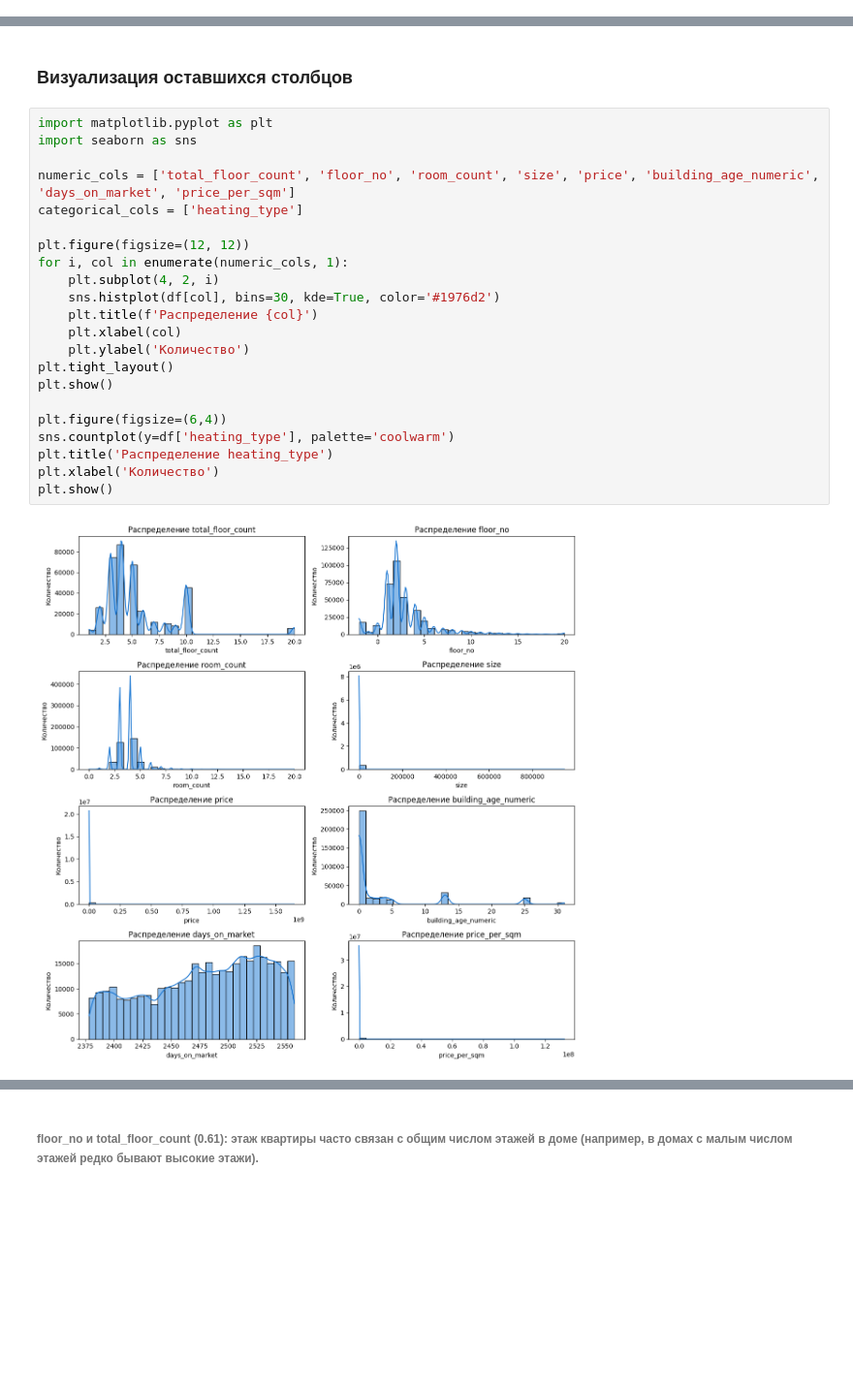
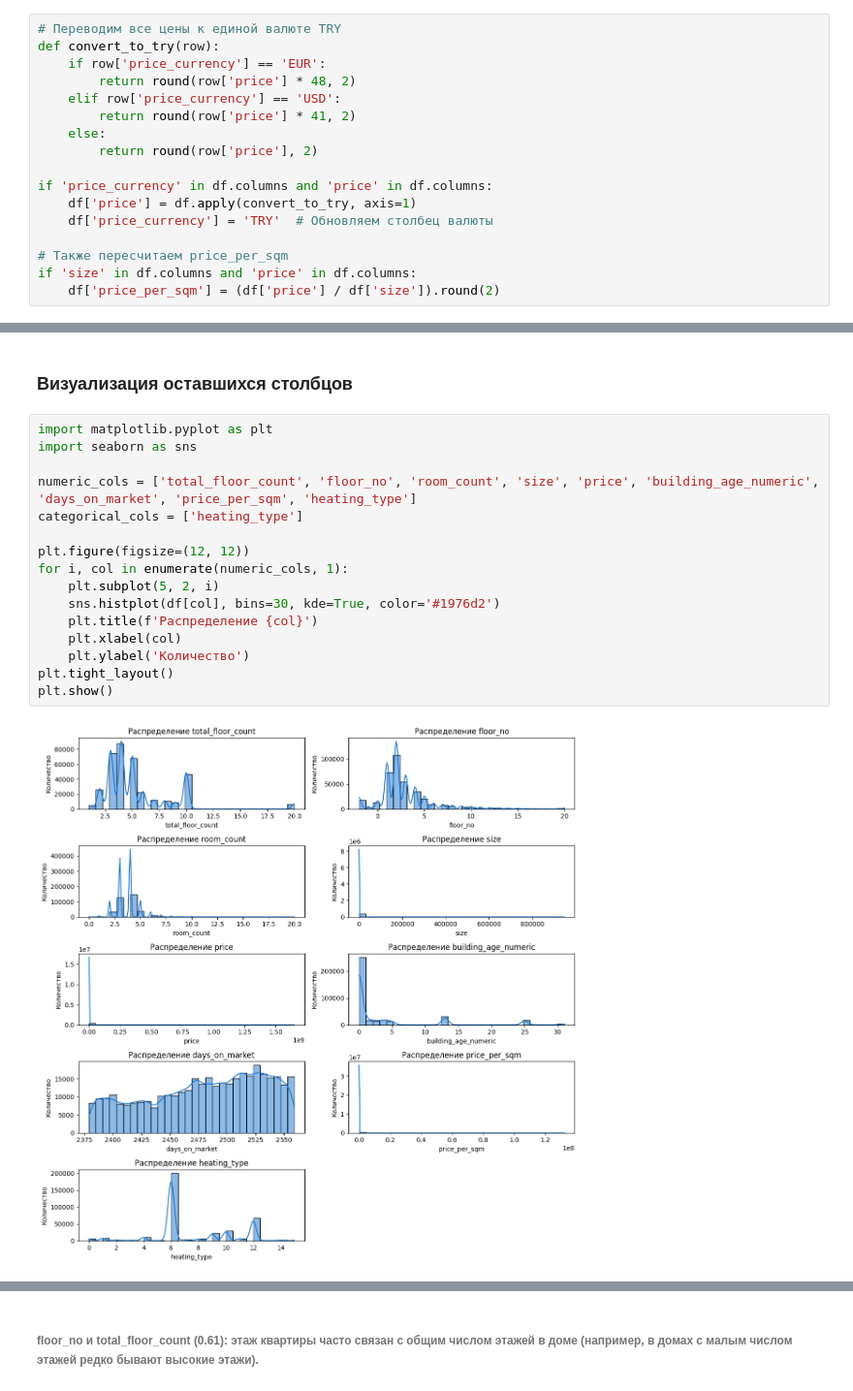
Before and after one commit to mewkfeli/MachineLearning_TeamWork, a Jupyter notebook: Командный.ipynb, the cells around one changed output, grey strips where cells are left out. Shown at 97% size. Saved outputs shown, nothing was run; the diff lists cells and outputs as text; blank space fills up the shorter version.

```diff
--- a/Командный.ipynb
+++ b/Командный.ipynb
@@ -380,5 +381,22 @@ room_count                   0
 max      1.650000e+09
 Name: price, dtype: float64
+# %%
+# Переводим все цены к единой валюте TRY
+def convert_to_try(row):
+    if row['price_currency'] == 'EUR':
+        return round(row['price'] * 48, 2)
+    elif row['price_currency'] == 'USD':
+        return round(row['price'] * 41, 2)
+    else:
+        return round(row['price'], 2)
+
+if 'price_currency' in df.columns and 'price' in df.columns:
+    df['price'] = df.apply(convert_to_try, axis=1)
+    df['price_currency'] = 'TRY'  # Обновляем столбец валюты
+
+# Также пересчитаем price_per_sqm
+if 'size' in df.columns and 'price' in df.columns:
+    df['price_per_sqm'] = (df['price'] / df['size']).round(2)
 # %%
 # Визуализация распределения цен с ограничением
 plt.figure(figsize=(8,5))
@@ -436,24 +500,18 @@ ___
 # %%
 import matplotlib.pyplot as plt
 import seaborn as sns
 
-numeric_cols = ['total_floor_count', 'floor_no', 'room_count', 'size', 'price', 'building_age_numeric', 'days_on_market', 'price_per_sqm']
+numeric_cols = ['total_floor_count', 'floor_no', 'room_count', 'size', 'price', 'building_age_numeric', 'days_on_market', 'price_per_sqm', 'heating_type']
 categorical_cols = ['heating_type']
 
 plt.figure(figsize=(12, 12))
 for i, col in enumerate(numeric_cols, 1):
-    plt.subplot(4, 2, i)
+    plt.subplot(5, 2, i)
     sns.histplot(df[col], bins=30, kde=True, color='#1976d2')
     plt.title(f'Распределение {col}')
     plt.xlabel(col)
     plt.ylabel('Количество')
 plt.tight_layout()
 plt.show()
-
-plt.figure(figsize=(6,4))
-sns.countplot(y=df['heating_type'], palette='coolwarm')
-plt.title('Распределение heating_type')
-plt.xlabel('Количество')
-plt.show()
 # %% [output]
-[figure, old version]
+[figure, new version]
```
Also changed, not shown: parts of 14 cells of this notebook, 1 other file.
